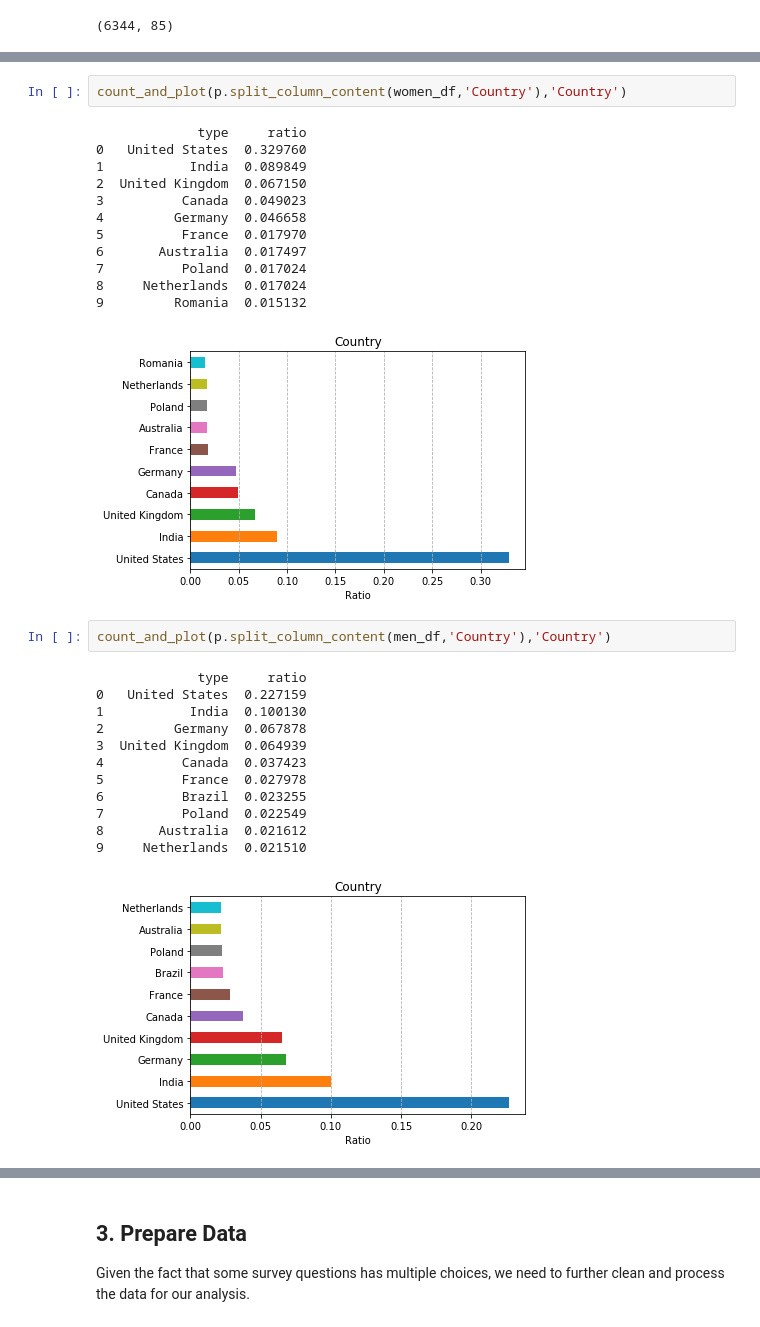
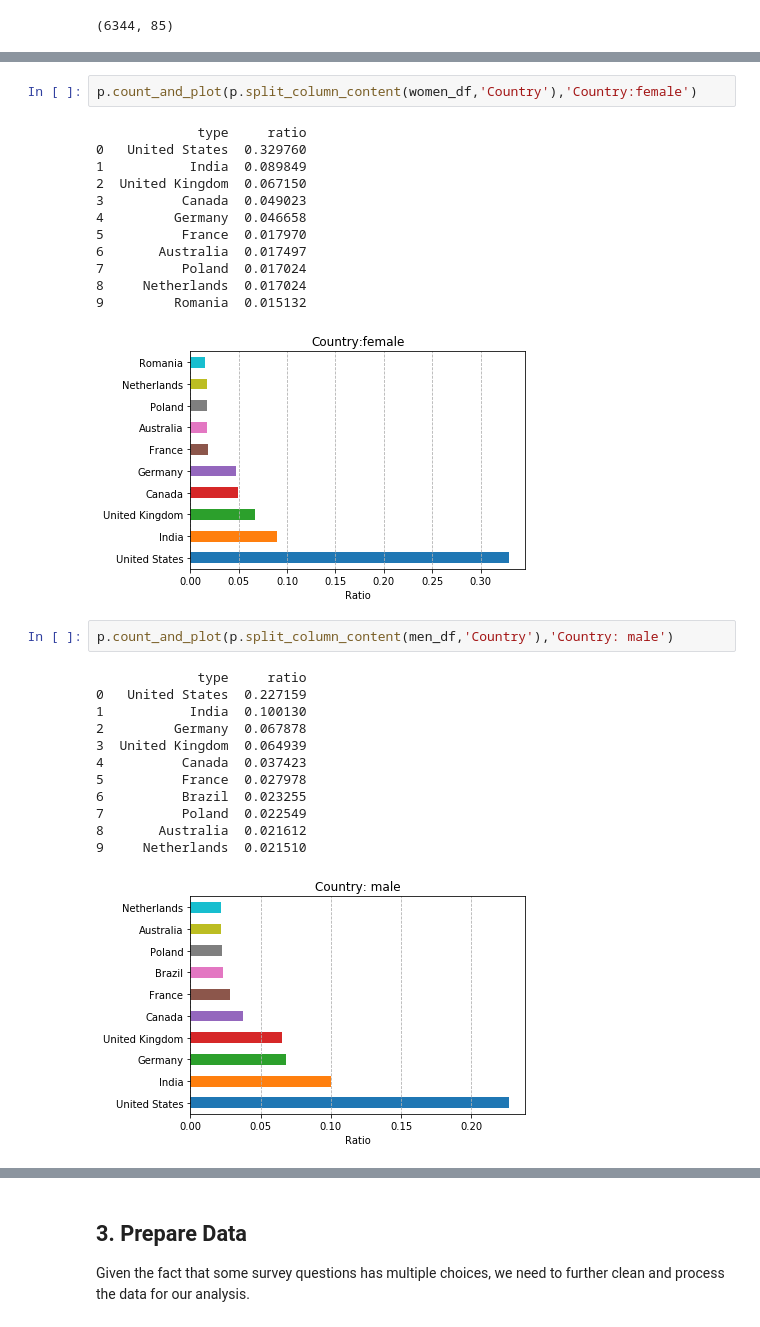
Before and after one commit to Lamasheg/stackoverflow_survey_2019, a Jupyter notebook: stackoverflow_survey.ipynb, the cells around one changed output, grey strips where cells are left out. Drawn from its saved outputs; the diff is of its cells as text.

```diff
--- a/stackoverflow_survey.ipynb
+++ b/stackoverflow_survey.ipynb
@@ -197,20 +210,20 @@ count_and_plot(p.split_column_content(men_df,'Ethnicity'),'Ethnicity')
 # %%
-count_and_plot(p.split_column_content(women_df,'Country'),'Country')
+p.count_and_plot(p.split_column_content(women_df,'Country'),'Country:female')
 # %% [output]
              type     ratio
 0   United States  0.329760
 1           India  0.089849
 2  United Kingdom  0.067150
 3          Canada  0.049023
 4         Germany  0.046658
 5          France  0.017970
 6       Australia  0.017497
 7          Poland  0.017024
 8     Netherlands  0.017024
 9         Romania  0.015132
-[figure, old version]
+[figure, new version]
 # %%
-count_and_plot(p.split_column_content(men_df,'Country'),'Country')
+p.count_and_plot(p.split_column_content(men_df,'Country'),'Country: male')
 # %% [output]
              type     ratio
 0   United States  0.227159
@@ -223,5 +236,5 @@ count_and_plot(p.split_column_content(men_df,'Country'),'Country')
 7          Poland  0.022549
 8       Australia  0.021612
 9     Netherlands  0.021510
-[figure, old version]
+[figure, new version]
 # %%
```
Also changed, not shown: parts of 14 cells of this notebook.
